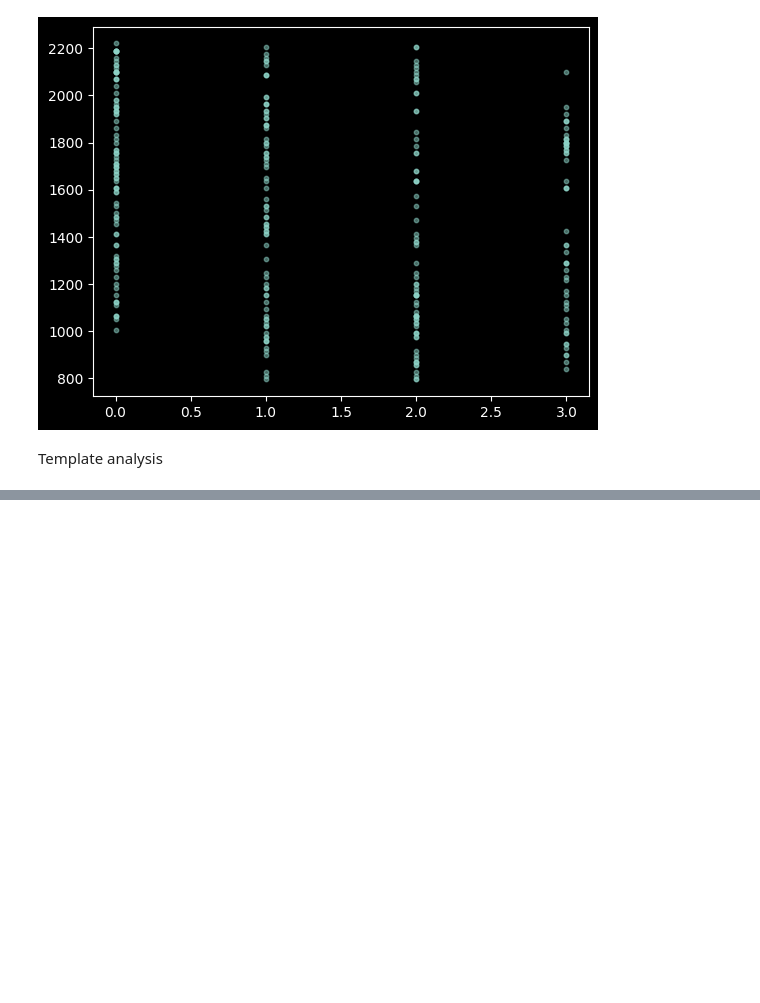
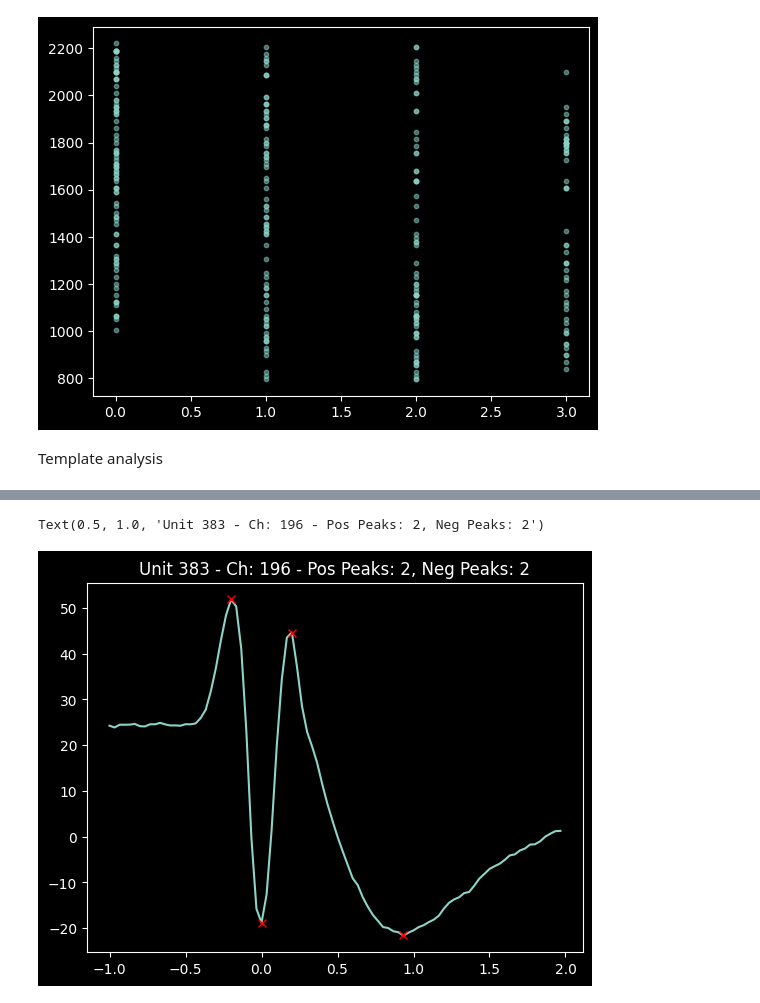
Before and after one commit to Senzai-Lab/tools, a Jupyter notebook: scripts/features.ipynb, the cells around one changed output, grey strips where cells are left out. Saved outputs shown, nothing was run; the diff lists cells and outputs as text; code cells hidden in the pictures; blank space fills up the shorter version.

```diff
--- a/scripts/features.ipynb
+++ b/scripts/features.ipynb
@@ -119,0 +179,18 @@ for idx, unit_row in units.iterrows():
+# %%
+from scipy.signal import find_peaks
+ch = unit_row['ch'] + 4
+
+sig = np.squeeze(template[:, ch])
+
+min_prominence = 0.3 * np.abs(sig).max()
+
+peaks, properties = find_peaks(np.abs(sig), prominence=min_prominence)
+
+num_pos_peaks = np.sum(sig[peaks] > 0)
+num_neg_peaks = np.sum(sig[peaks] < 0)
+
+plt.plot(t, sig)
+plt.plot(t[peaks], sig[peaks], 'x', color='red')
+# %% [output]
+Text(0.5, 1.0, 'Unit 383 - Ch: 196 - Pos Peaks: 2, Neg Peaks: 2')
+[figure, added]
```
Also changed, not shown: parts of 8 cells of this notebook, 3 other files.
